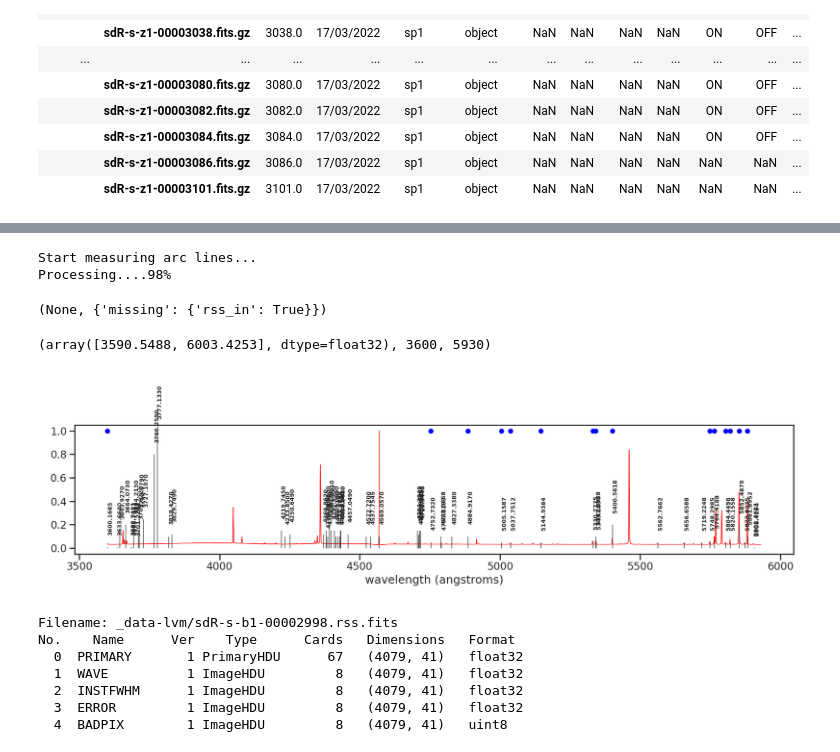
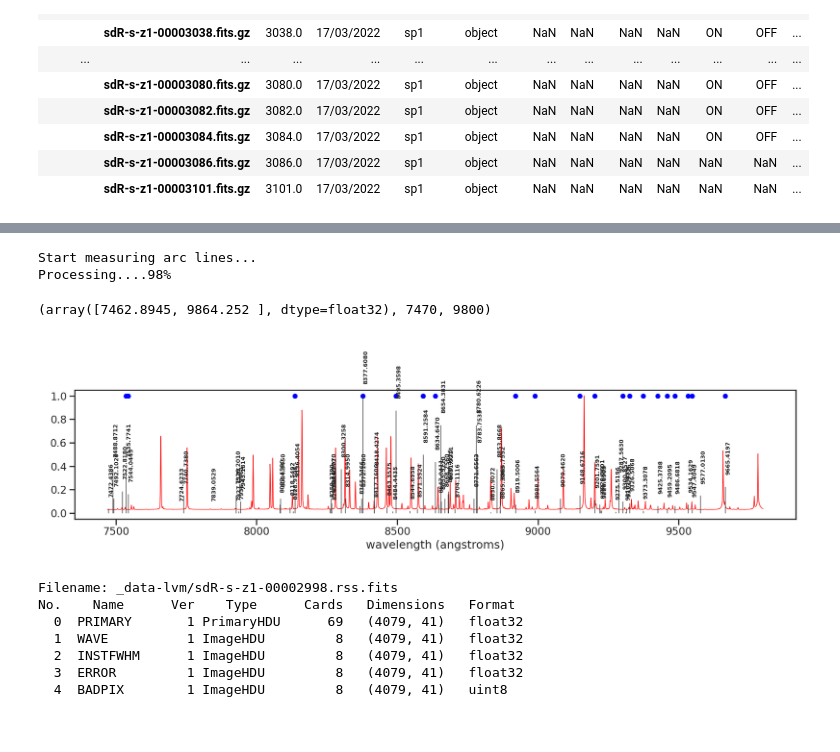
Before and after one commit to sdss/lvmdrp, a Jupyter notebook: docs/nb/lab-lamps.ipynb, the cells around one changed output, grey strips where cells are left out. Drawn from its saved outputs; the diff is of its cells as text; code cells hidden in the pictures.

```diff
--- a/docs/nb/lab-lamps.ipynb
+++ b/docs/nb/lab-lamps.ipynb
@@ -157,7 +157,7 @@ clean_frames.loc[:, ["exp_no", "date", 'SPEC', 'IMAGETYP'] + cont_names + arc_na
 # 566-772 nm (Red channel CCDs)
 # 747-980 nm (NIR channel CCDs)
 CHANNEL_WL = {"b1": (3600, 5930), "r1": (5660, 7720), "z1": (7470, 9800)}
-CHANNEL = "b1"
+CHANNEL = "z1"
 ARC_NAME = "NEON"
 ARC_NAMES = copy(arc_names)
 ARC_NAMES.remove(ARC_NAME)
@@ -175,7 +175,7 @@ else:
     cont_path = clean_frames.loc[mask_channel & (clean_frames.LDLS == "ON")].iloc[iframe].filepath
 cont_name = os.path.basename(cont_path).replace(".fits.gz", "")
 
-arc_path = clean_frames.loc[mask_channel&(clean_frames.NEON=="ON")].iloc[iframe].filepath#.replace("z1", CHANNEL)
+arc_path = clean_frames.loc[mask_channel&(clean_frames[ARC_NAME]=="ON")].iloc[iframe].filepath#.replace("z1", CHANNEL)
 # arc_path = clean_frames.loc[mask_channel&(clean_frames[ARC_NAME]=="ON")&(clean_frames[ARC_NAMES].fillna("OFF")=="OFF").all(axis="columns")].iloc[iframe].filepath
 arc_name = os.path.basename(arc_path).replace(".fits.gz", "")
 
@@ -387,11 +378,11 @@ target_spec = ext[ised-coad:ised+coad].sum(axis=0)
 neon_nist_or, neon_nist = read_nist_reference("_data-lvm/neon-lines-nist.txt", wl_window=(wli,wlf))
 # xenon_nist_or, xenon_nist = read_nist_reference("_data-lvm/xenon-lines-nist.txt", wl_window=(wli,wlf))
 # argon_nist_or, argon_nist = read_nist_reference("_data-lvm/argon-lines-nist.txt", wl_window=(wli,wlf))
-# mercury_nist_or, mercury_nist = read_nist_reference("_data-lvm/mercury-lines-nist.txt", wl_window=(wli,wlf))
+mercury_nist_or, mercury_nist = read_nist_reference("_data-lvm/mercury-lines-nist.txt", wl_window=(wli,wlf))
 
 # ref_current = (neon_nist_or, xenon_nist_or, argon_nist_or, mercury_nist_or)
 # ref_current = (neon_nist_or, argon_nist_or)
-ref_current = (neon_nist_or,)
+ref_current = (neon_nist_or,mercury_nist_or)
 
 ref_lines = pd.concat(ref_current, axis="columns")
 ref_gr = ref_lines.groupby(ref_lines.columns, axis="columns")
@@ -450,9 +441,12 @@ plt.tight_layout()
 # plt.xlabel("Wavelength")
 # plt.ylabel("Intensity")
 # %%
-# from scipy.spatial.distance import euclidean
-# from fastdtw import fastdtw
+from scipy.spatial.distance import euclidean
+from fastdtw import fastdtw
 
 
-# dist, path = fastdtw(np.log10(1+neon_spec/neon_spec.max()), np.log10(1+target_spec/target_spec.max()), dist=euclidean, radius=100)
-# print("distance:", dist)
+ref_wl = np.unique(guess_wl.tolist()+ref_lines.index.tolist())
+ref_spec = ref_lines.reindex(ref_wl, fill_value=0).Intensity.values
+
+dist, path = fastdtw(np.log10(1+ref_spec/ref_spec.max()), np.log10(1+target_spec/target_spec.max()), dist=euclidean, radius=10)
+print("distance:", dist)
@@ -459,13 +455,14 @@ plt.tight_layout()
 # %%
-# ineon, itarget = zip(*path)
+ineon, itarget = zip(*path)
 
-# plt.figure(figsize=(25,5))
-# plt.plot(np.log10(1+neon_spec.values[list(ineon)]/neon_spec.max()), lw=2)
-# plt.plot(np.log10(1+target_spec[list(itarget)]/target_spec.max()), lw=1)
+plt.figure(figsize=(17,5))
+plt.plot(np.sqrt(1e-3+ref_spec[list(ineon)]/ref_spec.max()), lw=2)
+plt.plot(np.sqrt(1e-3+target_spec[list(itarget)]/target_spec.max()), lw=1)
 
-# mask = (neon_spec.values[list(ineon)]!=0)&(target_spec[list(itarget)]>1*np.std(target_spec[list(itarget)]))
-# pix_map_table = np.column_stack((np.arange(target_spec.size)[list(itarget)], neon_spec.index.values[list(ineon)], np.ones(len(ineon))))[mask]
-# _, idx = np.unique(pix_map_table[:,1], return_index=True)
-# with open("_data-lvm/dtw-neon.txt", "w") as f:
-#     f.write(f"{ised}\n")
-#     np.savetxt(f, pix_map_table[idx], fmt="%.2f %.2f %d")
+mask = (ref_spec[list(ineon)]!=0)&(target_spec[list(itarget)]>1*np.std(target_spec[list(itarget)]))
+pix_map_table = np.column_stack((np.arange(target_spec.size)[list(itarget)], ref_wl[list(ineon)], np.ones(len(ineon))))[mask]
+pix_map_table
+_, idx = np.unique(pix_map_table[:,1], return_index=True)
+with open(f"_data-lvm/dtw-{ARC_NAME}.txt", "w") as f:
+    f.write(f"{ised}\n")
+    np.savetxt(f, pix_map_table[idx], fmt="%.2f %.2f %d")
@@ -480,9 +479,9 @@ wave, fwhm, _ = rssMethod.detWaveSolution_drp(
     arc_rss=f"_data-lvm/{arc_name}.ms.fits",
     disp_rss=f"_data-lvm/{arc_name}.disp.fits",
     res_rss=f"_data-lvm/{arc_name}.res.fits",
-    # f"_data-lvm/neon-lines_cor.txt",
+    # ref_line_file=f"_data-lvm/dtw-{ARC_NAME}.txt",
     ref_line_file=f"_data-lvm/lvm-neon_nist_{CHANNEL}.txt",
-    aperture="7", poly_fwhm="-1,-1", poly_dispersion="-4", rel_flux_limits="0.2,2", flux_min="100.0", verbose="-1"
+    aperture="10", poly_fwhm="-5,-1", poly_dispersion="-3", rel_flux_limits="0.2,2", flux_min="100.0", verbose="-1"
 )
 # subprocess.run(f"ds9 {arc_name}.disp.fits {arc_name}.res.fits".split())
 
@@ -507,44 +506,45 @@ rssMethod.resampleWave_drp(
 # %% [output]
 Start measuring arc lines...
 Processing....98%
-(None, {'missing': {'rss_in': True}})
 # %%
 f = fits.open(f"_data-lvm/{arc_name}.disp.fits")
 f[0].data[ised,[0,-1]], wli, wlf
 # %% [output]
-(array([3590.5488, 6003.4253], dtype=float32), 3600, 5930)
+(array([7462.8945, 9864.252 ], dtype=float32), 7470, 9800)
 # %%
 rss = rssMethod.loadRSS(f"_data-lvm/{arc_name}.disp_cor.fits")
+sed = rss._data[ised-coad:ised+coad].sum(axis=0)
 
 ref_table = np.loadtxt(f"_data-lvm/lvm-neon_nist_{CHANNEL}.txt", skiprows=1)
+# ref_table = np.loadtxt(f"_data-lvm/dtw-{ARC_NAME}.txt", skiprows=1)
 ref_table = ref_table[ref_table[:,2].astype(bool)]
 
 plt.figure(figsize=(17,5))
 (neon_nist.Intensity/neon_nist.Intensity.max()).plot(ax=plt.gca(), lw=1, color="0.5")
 plt.plot(rss._wave, np.sqrt(1e-3+rss._data[ised]/rss._data[ised].max()), "r", lw=1)
 plt.plot(ref_table[:,1], np.ones_like(ref_table[:,1]), "ob", ms=7)
 plt.vlines(neon_nist_or.index, ymin=0, ymax=(neon_nist_or.Intensity/neon_nist_or.Intensity.max()), colors="0.2", lw=1)
 
 for iwl, line in neon_nist_or.iterrows():
     rel_intensity = (line.Intensity/neon_nist_or.Intensity.max())
     if rel_intensity > -0.1:
         plt.text(iwl, rel_intensity+0.1,
              f"{iwl:.4f}", rotation=90, ha="left", va="bottom", size=9, fontweight="bold")
 
 plt.xlabel("wavelength (angstroms)")
 # plt.ylabel("normalized counts")
 plt.tight_layout()
 # %% [output]
-[figure, old version]
+[figure, new version]
 # %%
 # TODO: implement coefficients storing for the wavelength solution and the LSF
 
 f = fits.open(f"_data-lvm/{arc_name}.rss.fits")
 f.info()
 # %% [output]
-Filename: _data-lvm/sdR-s-b1-00002998.rss.fits
+Filename: _data-lvm/sdR-s-z1-00002998.rss.fits
 No.    Name      Ver    Type      Cards   Dimensions   Format
-  0  PRIMARY       1 PrimaryHDU      67   (4079, 41)   float32
+  0  PRIMARY       1 PrimaryHDU      69   (4079, 41)   float32
   1  WAVE          1 ImageHDU         8   (4079, 41)   float32
   2  INSTFWHM      1 ImageHDU         8   (4079, 41)   float32
   3  ERROR         1 ImageHDU         8   (4079, 41)   float32
```
Also changed, not shown: parts of 11 cells of this notebook, 2 other files.
